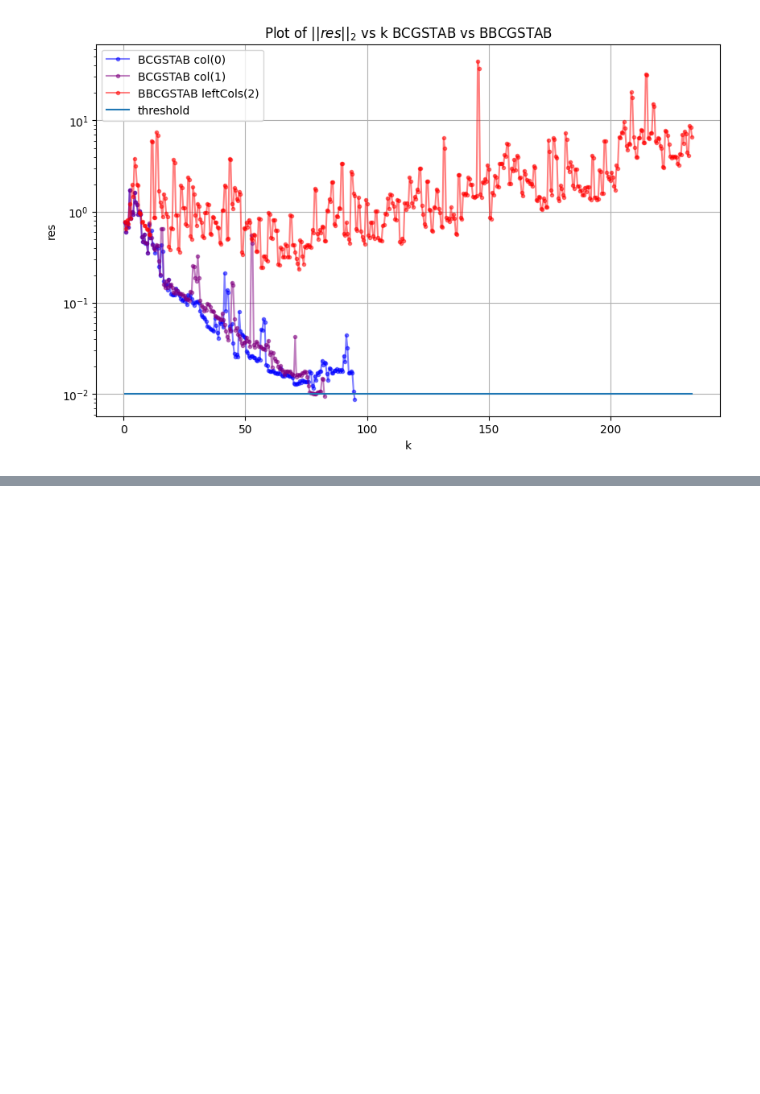
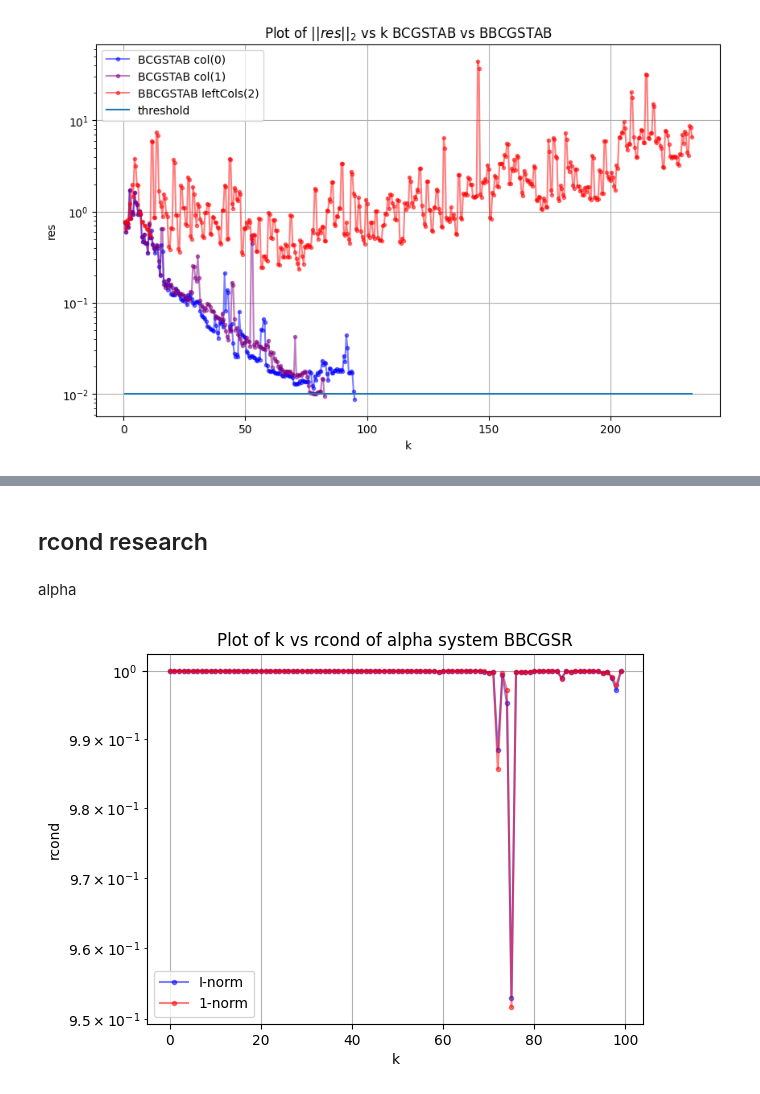
Before and after one commit to KozlovNA/BiCG_with_BLAS, a Jupyter notebook: BBCGSTAB_analisys.ipynb, the cells around one changed output, grey strips where cells are left out. Saved outputs shown, nothing was run; the diff lists cells and outputs as text; code cells hidden in the pictures; blank space fills up the shorter version.

Commit message:
added log for rcond for alpha system and experiment with double precision

```diff
--- a/BBCGSTAB_analisys.ipynb
+++ b/BBCGSTAB_analisys.ipynb
@@ -272,3 +272,75 @@ r2 = np.array([0, 1, 0])
 rnew = np.vstack([r0, r2])
 print(rnew)
 print(rnew@(A@rnew.T))
+# %% [markdown]
+## rcond research
+# %% [markdown]
+alpha
+# %%
+import pandas as pd
+import matplotlib.pyplot as plt
+import numpy as np
+
+# Load the CSV file
+# Replace 'your_file.csv' with the path to your CSV file
+csv_file_path = './output/alpha_rcon_i.csv'
+data = pd.read_csv(csv_file_path)
+
+# Check if the required columns exist
+if 'k' in data.columns and 'alpha_trcon1' in data.columns:
+    # Extract the columns
+    x = data['k']
+    y = data['alpha_trcon1']
+    # Create the plot
+    # plt.figure(figsize=(10, 6))
+    plt.plot(x, y, marker='o', markersize=3, linestyle='-', color='b', alpha=0.5, label='I-norm')
+    # Adding titles and labels
+    # plt.title(r'Plot of k vs rcond BBCGSR')
+    # plt.xlabel('k')
+    # plt.ylabel('rcond')
+    # plt.semilogy()
+
+    # Show grid
+    # plt.grid()
+
+    # Add legend
+    plt.legend()
+
+    # plt.show()
+    # Show the plot
+else:
+    print("The required columns 'k' and 'res_2norm' are not in the CSV file.")
+
+###############################
+
+# Load the CSV file
+# Replace 'your_file.csv' with the path to your CSV file
+csv_file_path = './output/alpha_rcon_1.csv'
+data = pd.read_csv(csv_file_path)
+
+# Check if the required columns exist
+if 'k' in data.columns and 'alpha_trcon1' in data.columns:
+    # Extract the columns
+    x = data['k']
+    y = data['alpha_trcon1']
+    # Create the plot
+    # plt.figure(figsize=(10, 6))
+    plt.plot(x, y, marker='o', markersize=3, linestyle='-', color='r', alpha=0.5, label='1-norm')
+    # Adding titles and labels
+    plt.title(r'Plot of k vs rcond of alpha system BBCGSR')
+    plt.xlabel('k')
+    plt.ylabel('rcond')
+    plt.semilogy()
+
+    # Show grid
+    plt.grid()
+
+    # Add legend
+    plt.legend()
+
+    plt.show()
+    # Show the plot
+else:
+    print("The required columns 'k' and 'res_2norm' are not in the CSV file.")
+# %% [output]
+[figure, added]
```
Also changed, not shown: parts of 3 cells of this notebook, 4 other files.
